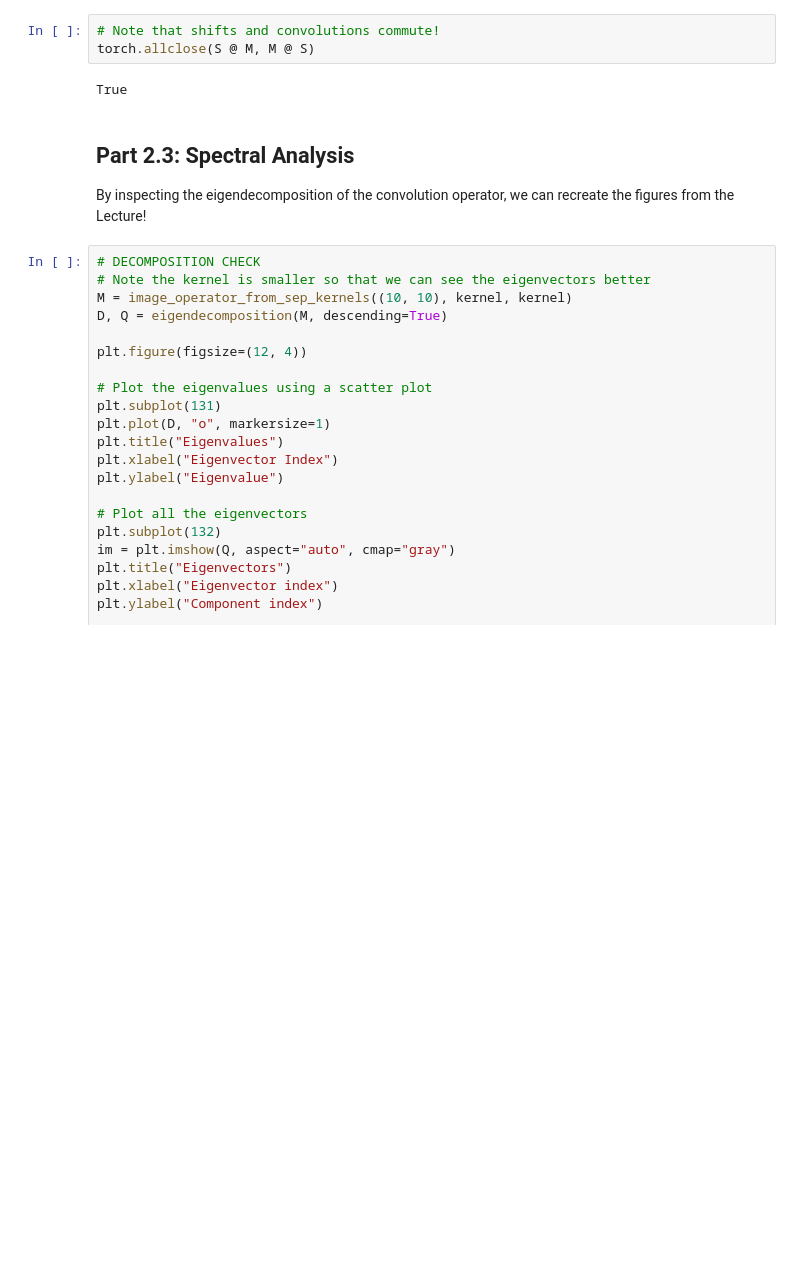
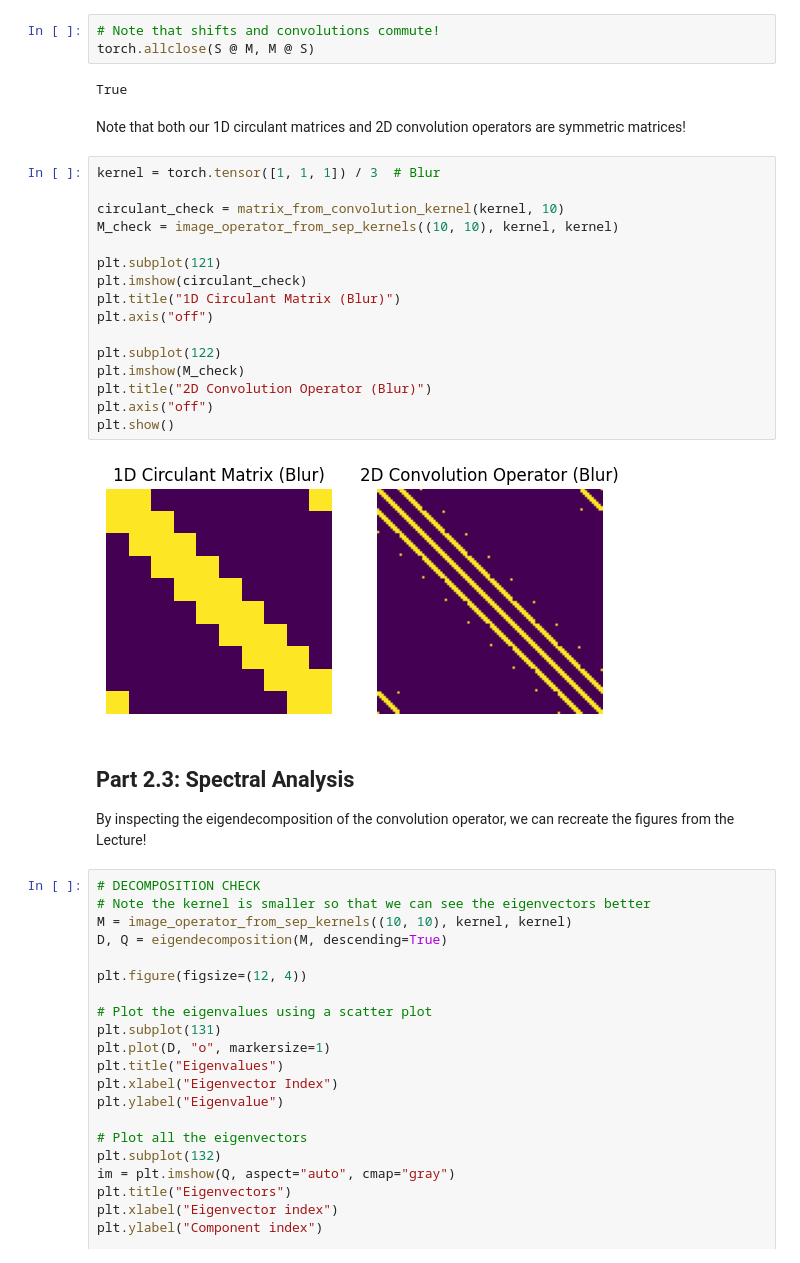
Before and after one commit to 6-8300/pset-2, a Jupyter notebook: notebooks/fourier.ipynb, the cells around one changed output. Saved outputs shown, nothing was run; the diff lists cells and outputs as text; blank space fills up the shorter version.

```diff
--- a/notebooks/fourier.ipynb
+++ b/notebooks/fourier.ipynb
@@ -80,6 +81,26 @@ plt.show()
 torch.allclose(S @ M, M @ S)
 # %% [output]
 True
+# %% [markdown]
+Note that both our 1D circulant matrices and 2D convolution operators are symmetric matrices!
+# %%
+kernel = torch.tensor([1, 1, 1]) / 3  # Blur
+
+circulant_check = matrix_from_convolution_kernel(kernel, 10)
+M_check = image_operator_from_sep_kernels((10, 10), kernel, kernel)
+
+plt.subplot(121)
+plt.imshow(circulant_check)
+plt.title("1D Circulant Matrix (Blur)")
+plt.axis("off")
+
+plt.subplot(122)
+plt.imshow(M_check)
+plt.title("2D Convolution Operator (Blur)")
+plt.axis("off")
+plt.show()
+# %% [output]
+[figure, added]
 # %% [markdown]
 ## Part 2.3: Spectral Analysis
 
```
Also changed, not shown: parts of 4 cells of this notebook.
